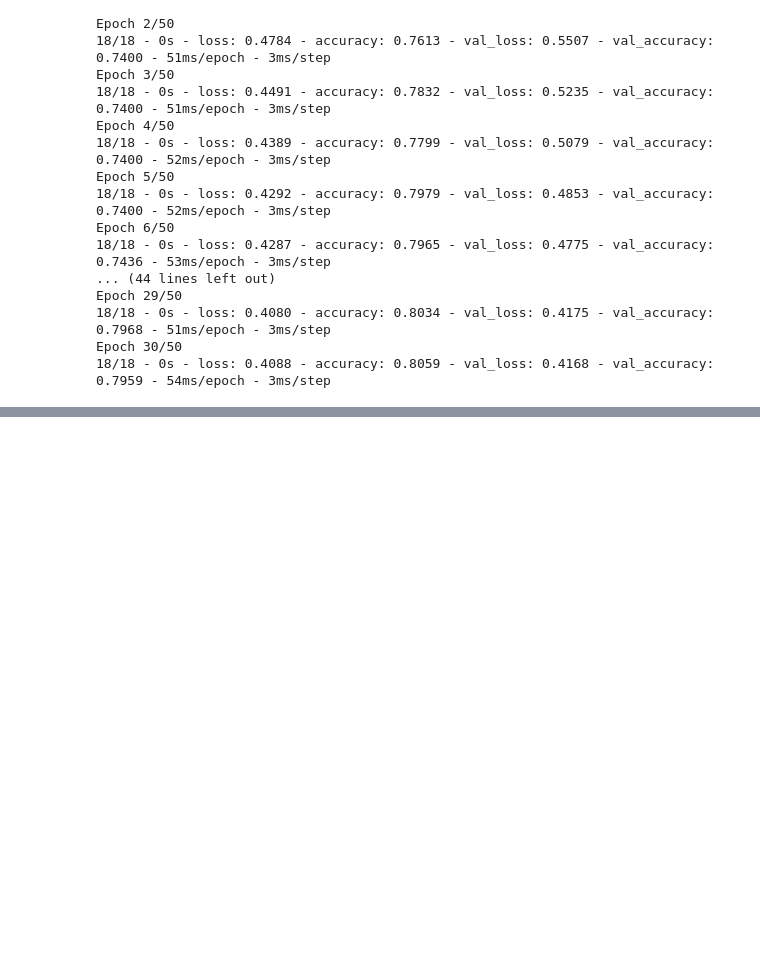
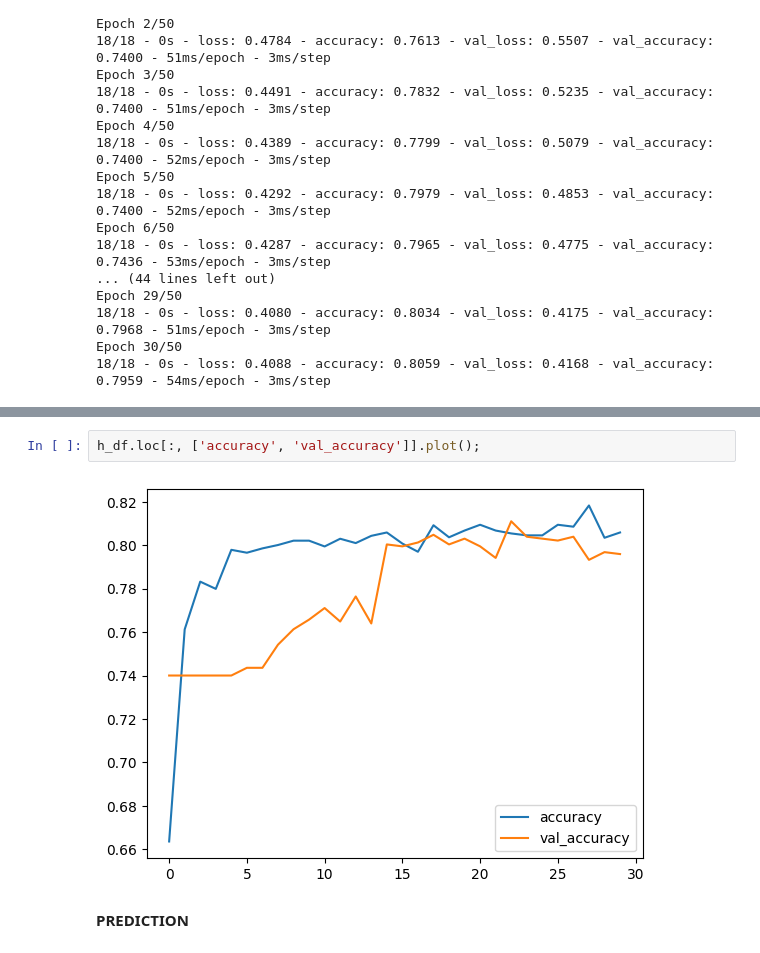
Before and after one commit to Venchislav/Neural-Networks, a Jupyter notebook: TelcoChurn.ipynb, the cells around one changed output, grey strips where cells are left out. Cells and saved outputs as stored; diff of their text form; blank space fills up the shorter version.

```diff
--- a/TelcoChurn.ipynb
+++ b/TelcoChurn.ipynb
@@ -188,0 +203,6 @@ Epoch 30/50
+# %%
+h_df.loc[:, ['accuracy', 'val_accuracy']].plot();
+# %% [output]
+[figure, added]
+# %% [markdown]
+**PREDICTION**
```
Also changed, not shown: parts of 11 cells of this notebook.
